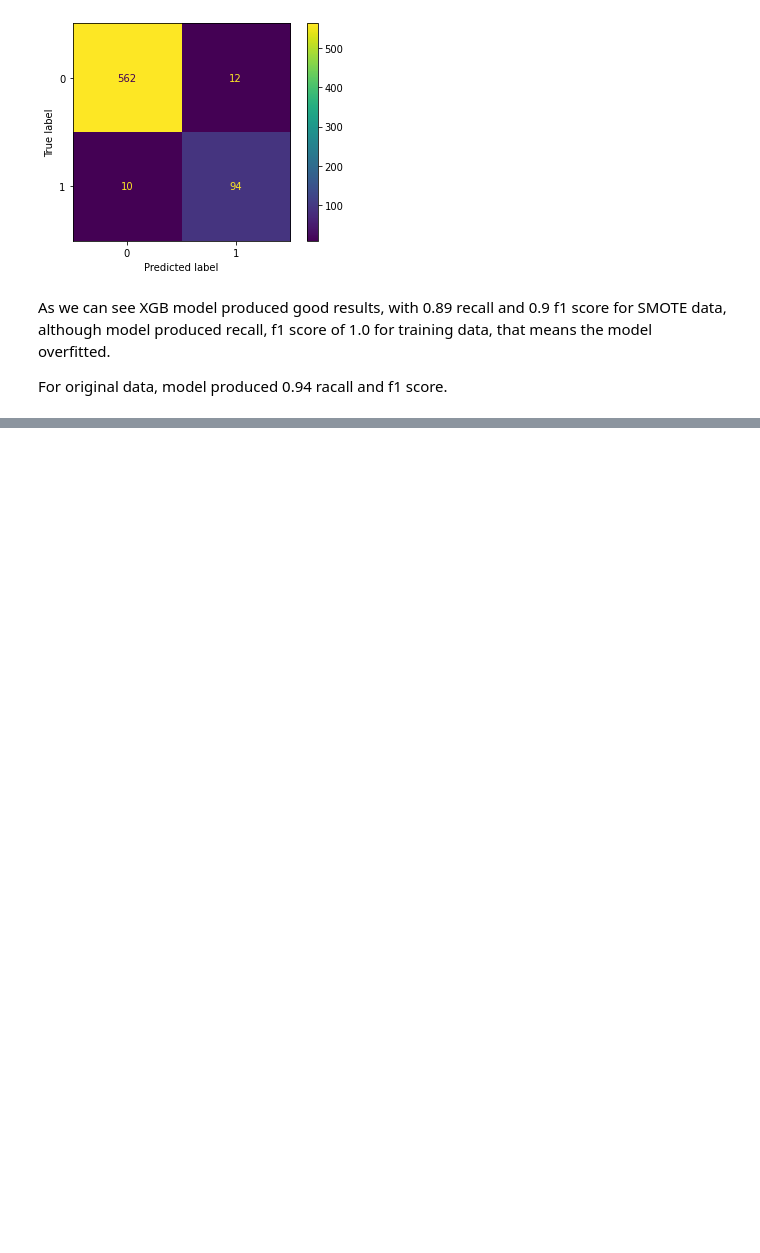
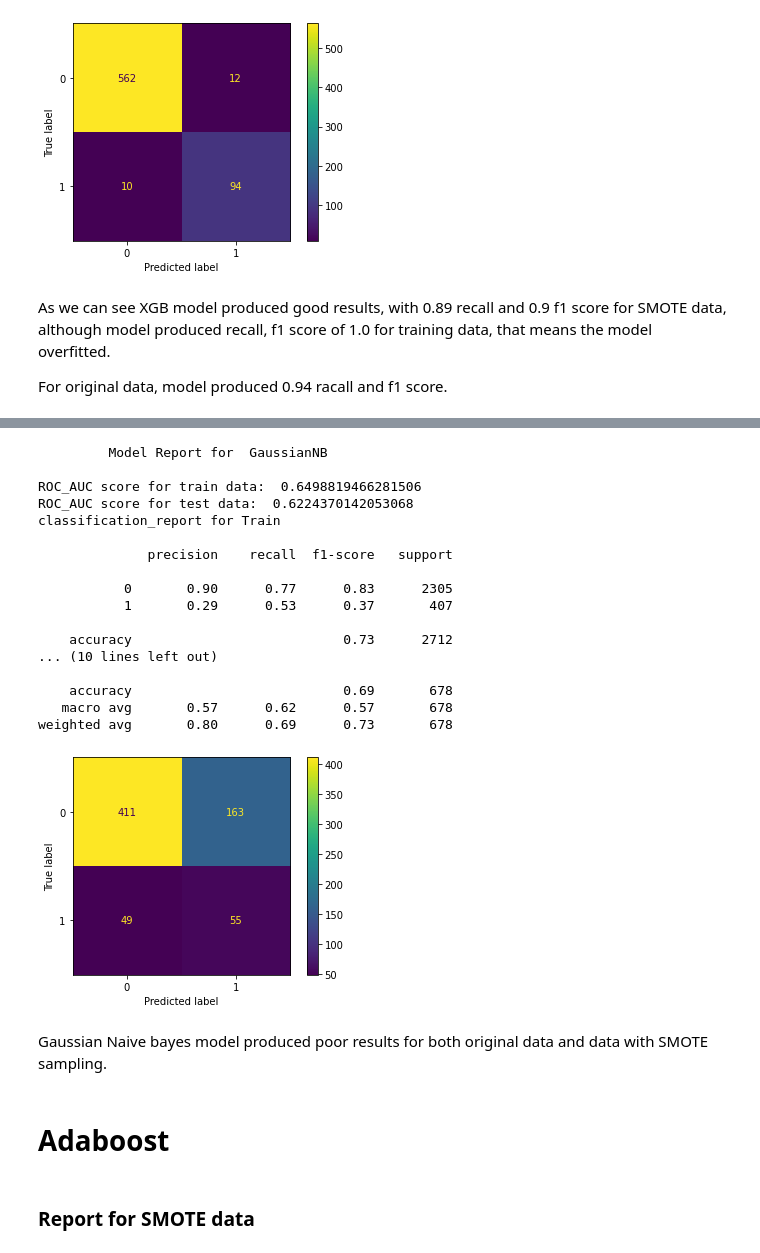
Before and after one commit to iMrugesh9/Cardiovascular_Risk_Prediction_Mrugesh_Patel, a Jupyter notebook: Cardiovascular_Risk_Prediction_Mrugesh_Patel.ipynb, the cells around one changed output, grey strips where cells are left out. Saved outputs shown, nothing was run; the diff lists cells and outputs as text; code cells hidden in the pictures; blank space fills up the shorter version.

```diff
--- a/Cardiovascular_Risk_Prediction_Mrugesh_Patel.ipynb
+++ b/Cardiovascular_Risk_Prediction_Mrugesh_Patel.ipynb
@@ -833,0 +882,31 @@ For original data, model produced 0.94 racall and f1 score.
+# %%
+# predicting classes
+train_preds =  gs_NB.predict(X_train)
+test_preds  = gs_NB.predict(X_test)
+# %%
+# generating report
+dict_NB=model_report(gs_NB,'GaussianNB',y_train,y_test,test_preds,train_preds)
+df_report.loc['Gaussian NB']=dict_NB.iloc[1,:]
+# %% [output]
+         Model Report for  GaussianNB
+
+ROC_AUC score for train data:  0.6498819466281506
+ROC_AUC score for test data:  0.6224370142053068
+classification_report for Train
+
+              precision    recall  f1-score   support
+
+           0       0.90      0.77      0.83      2305
+           1       0.29      0.53      0.37       407
+
+    accuracy                           0.73      2712
+... (10 lines left out)
+
+    accuracy                           0.69       678
+   macro avg       0.57      0.62      0.57       678
+weighted avg       0.80      0.69      0.73       678
+[figure, added]
+# %% [markdown]
+Gaussian Naive bayes model produced poor results for both original data and data with SMOTE sampling.
+# %% [markdown]
+# Adaboost
@@ -833,0 +921,2 @@ For original data, model produced 0.94 racall and f1 score.
+# %% [markdown]
+### Report for SMOTE data
```
Also changed, not shown: parts of 34 cells of this notebook.
